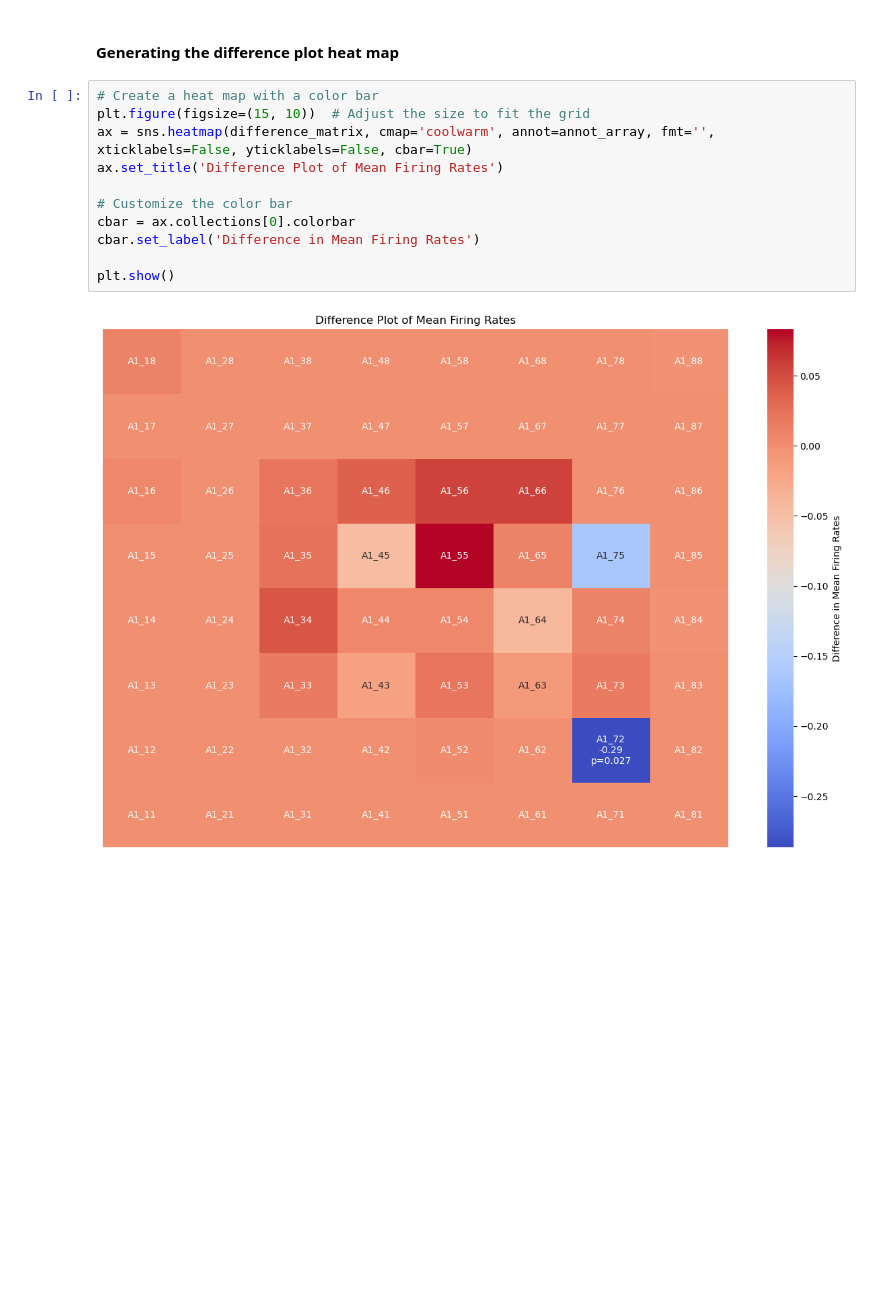
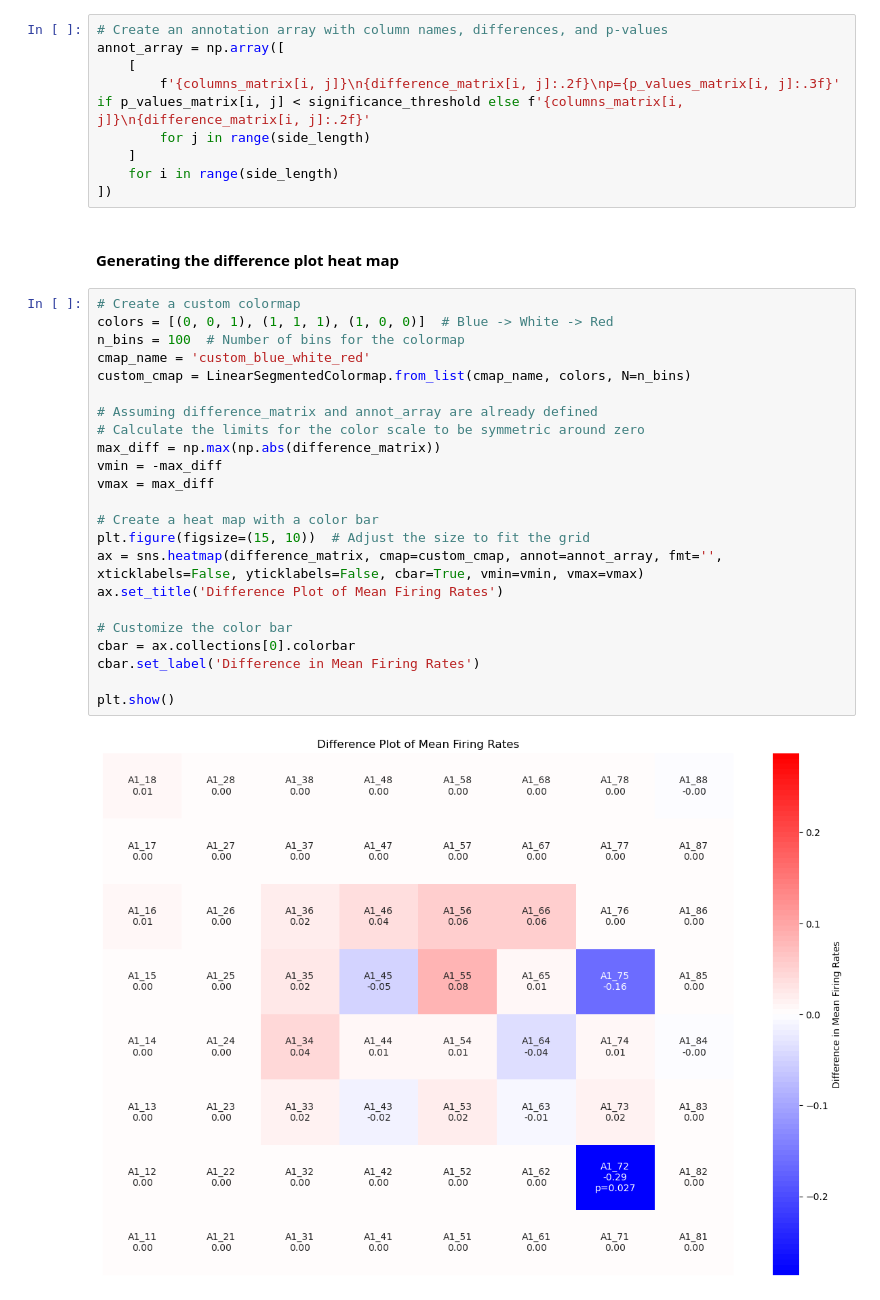
Before and after one commit to Micquoy13/MEA_data, a Jupyter notebook: MEA_Main_Script_V3.ipynb, the cells around one changed output. Cells and saved outputs as stored; diff of their text form; blank space fills up the shorter version.

Commit message:
I fixed the heat map tp be red white and blue (merica) and to correctly show everything. I also added back in the values bc it was easier

```diff
--- a/MEA_Main_Script_V3.ipynb
+++ b/MEA_Main_Script_V3.ipynb
@@ -506,18 +505,39 @@ annot_array = np.array([
     ]
     for i in range(side_length)
 ])
+# %%
+# Create an annotation array with column names, differences, and p-values
+annot_array = np.array([
+    [
+        f'{columns_matrix[i, j]}\n{difference_matrix[i, j]:.2f}\np={p_values_matrix[i, j]:.3f}' if p_values_matrix[i, j] < significance_threshold else f'{columns_matrix[i, j]}\n{difference_matrix[i, j]:.2f}'
+        for j in range(side_length)
+    ]
+    for i in range(side_length)
+])
 # %% [markdown]
 #### Generating the difference plot heat map
 # %%
+# Create a custom colormap
+colors = [(0, 0, 1), (1, 1, 1), (1, 0, 0)]  # Blue -> White -> Red
+n_bins = 100  # Number of bins for the colormap
+cmap_name = 'custom_blue_white_red'
+custom_cmap = LinearSegmentedColormap.from_list(cmap_name, colors, N=n_bins)
+
+# Assuming difference_matrix and annot_array are already defined
+# Calculate the limits for the color scale to be symmetric around zero
+max_diff = np.max(np.abs(difference_matrix))
+vmin = -max_diff
+vmax = max_diff
+
 # Create a heat map with a color bar
 plt.figure(figsize=(15, 10))  # Adjust the size to fit the grid
-ax = sns.heatmap(difference_matrix, cmap='coolwarm', annot=annot_array, fmt='', xticklabels=False, yticklabels=False, cbar=True)
+ax = sns.heatmap(difference_matrix, cmap=custom_cmap, annot=annot_array, fmt='', xticklabels=False, yticklabels=False, cbar=True, vmin=vmin, vmax=vmax)
 ax.set_title('Difference Plot of Mean Firing Rates')
 
 # Customize the color bar
 cbar = ax.collections[0].colorbar
 cbar.set_label('Difference in Mean Firing Rates')
 
 plt.show()
 # %% [output]
-[figure, old version]
+[figure, new version]
```
Also changed, not shown: parts of 3 cells of this notebook.
